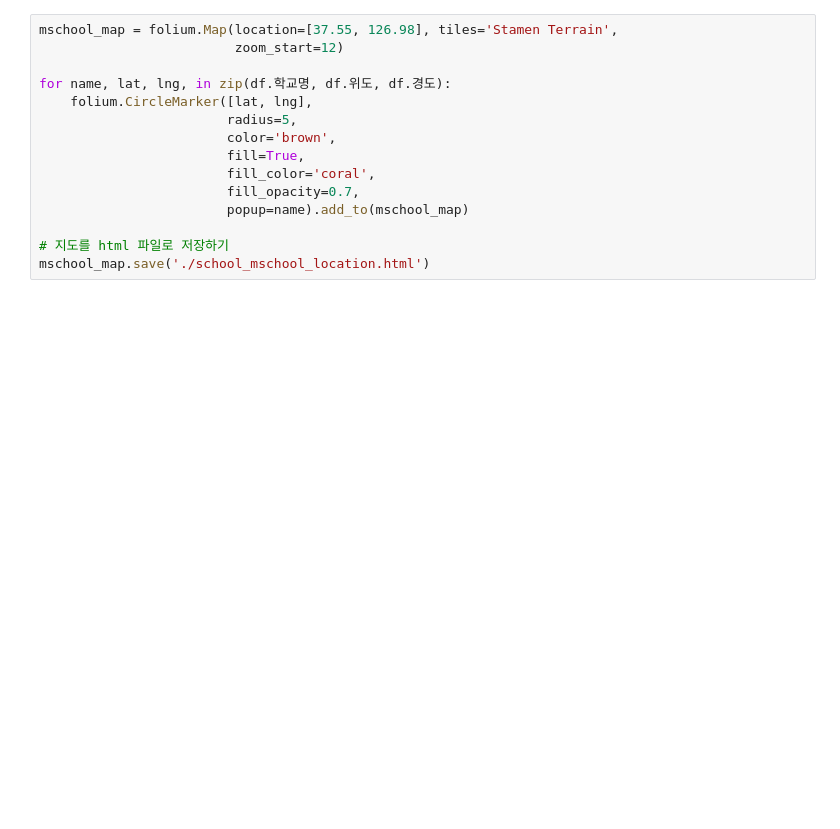
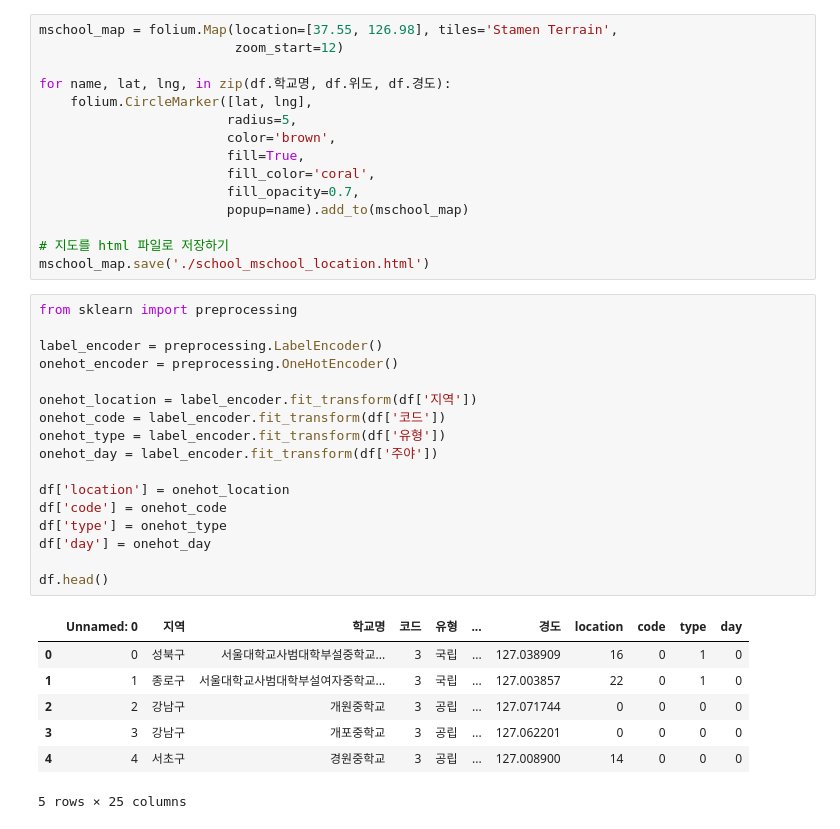
Before and after one commit to harryyang1982/pandas_data_analysis, a Jupyter notebook: part7.ipynb, the cells around one changed output. Drawn from its saved outputs; the diff is of its cells as text; blank space fills up the shorter version.

```diff
--- a/part7.ipynb
+++ b/part7.ipynb
@@ -983,3 +983,28 @@ for name, lat, lng, in zip(df.학교명, df.위도, df.경도):
 
 # 지도를 html 파일로 저장하기
 mschool_map.save('./school_mschool_location.html')
+# %%
+from sklearn import preprocessing
+
+label_encoder = preprocessing.LabelEncoder()
+onehot_encoder = preprocessing.OneHotEncoder()
+
+onehot_location = label_encoder.fit_transform(df['지역'])
+onehot_code = label_encoder.fit_transform(df['코드'])
+onehot_type = label_encoder.fit_transform(df['유형'])
+onehot_day = label_encoder.fit_transform(df['주야'])
+
+df['location'] = onehot_location
+df['code'] = onehot_code
+df['type'] = onehot_type
+df['day'] = onehot_day
+
+df.head()
+# %% [output]
+|  | Unnamed: 0 | 지역 | 학교명 | 코드 | 유형 | ... | 경도 | location | code | type | day |
+| 0 | 0 | 성북구 | 서울대학교사범대학부설중학교... | 3 | 국립 | ... | 127.038909 | 16 | 0 | 1 | 0 |
+| 1 | 1 | 종로구 | 서울대학교사범대학부설여자중학교... | 3 | 국립 | ... | 127.003857 | 22 | 0 | 1 | 0 |
+| 2 | 2 | 강남구 | 개원중학교 | 3 | 공립 | ... | 127.071744 | 0 | 0 | 0 | 0 |
+| 3 | 3 | 강남구 | 개포중학교 | 3 | 공립 | ... | 127.062201 | 0 | 0 | 0 | 0 |
+| 4 | 4 | 서초구 | 경원중학교 | 3 | 공립 | ... | 127.008900 | 14 | 0 | 0 | 0 |
+5 rows × 25 columns
```
Also changed, not shown: parts of 5 cells of this notebook, 1 other file.
